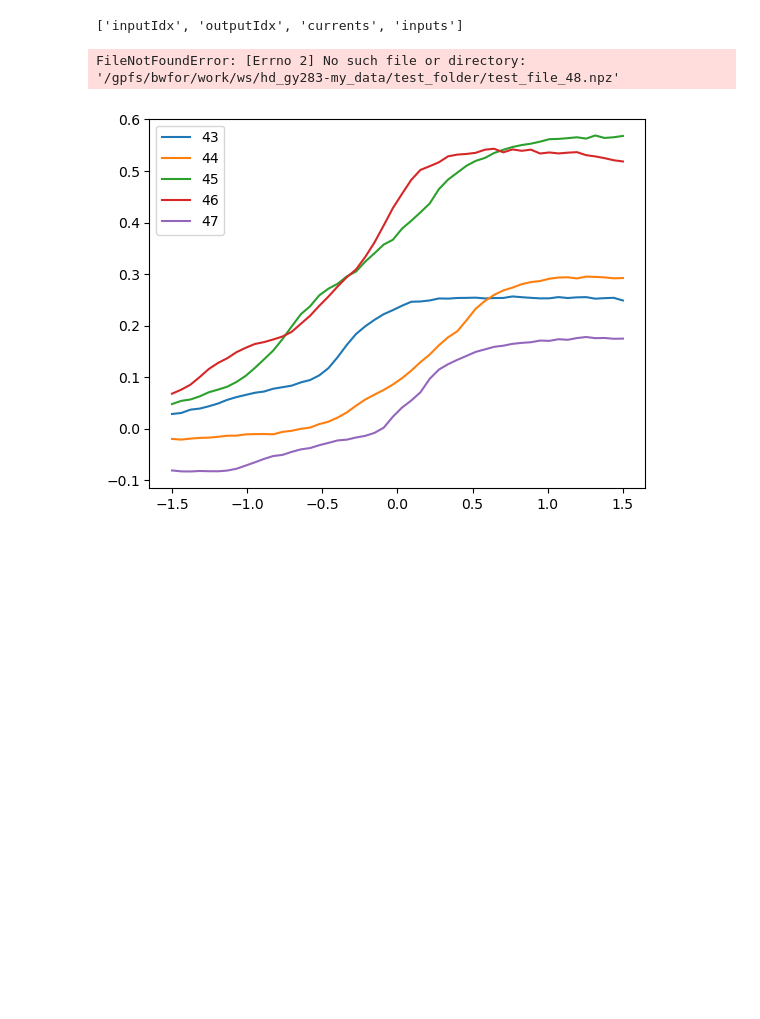
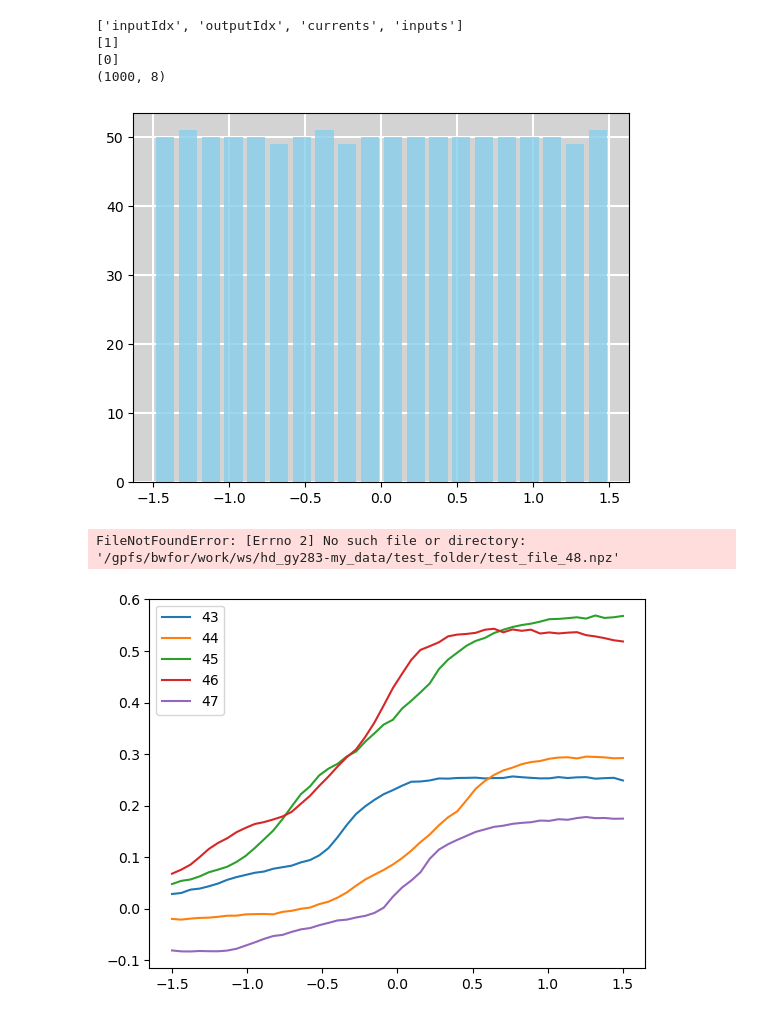
Before and after one commit to jwass1997/kmc_project, a Jupyter notebook: scripts/python_scripts/test_stuff.ipynb, the cells around one changed output. Drawn from its saved outputs; the diff is of its cells as text; code cells hidden in the pictures; blank space fills up the shorter version.

```diff
--- a/scripts/python_scripts/test_stuff.ipynb
+++ b/scripts/python_scripts/test_stuff.ipynb
@@ -8,14 +8,31 @@ from scipy.stats import truncnorm
 from scipy.stats import vonmises
 from scipy.optimize import curve_fit
 # %%
-data = np.load(f"/gpfs/bwfor/work/ws/hd_gy283-my_data/test_batch/batch_0.npz")
+data = np.load(f"/gpfs/bwfor/work/ws/hd_gy283-my_data/test_batch/batch_steps=1e6_1.npz")
 print(data.files)
 input_idx = data["inputIdx"]
+print(input_idx)
 output_idx = data["outputIdx"]
+print(output_idx)
 currents = data["currents"]
 inputs = data["inputs"]
+print(inputs.shape)
+
+c = inputs[:, 6]
+
+bins = 20
+plt.hist(c, bins=bins, color="skyblue", rwidth=0.8, alpha=0.8, zorder=2)
+ax = plt.gca()
+ax.set_facecolor("lightgrey")
+ax.grid(True)
+ax.yaxis.grid(color="white", lw=1.5)
+ax.xaxis.grid(color="white", lw=1.5)
 # %% [output]
 ['inputIdx', 'outputIdx', 'currents', 'inputs']
+[1]
+[0]
+(1000, 8)
+[figure, added]
 # %%
 vs2 = np.linspace(-1.5, 1.5, 50)
 
```
Also changed, not shown: 14 other files.
